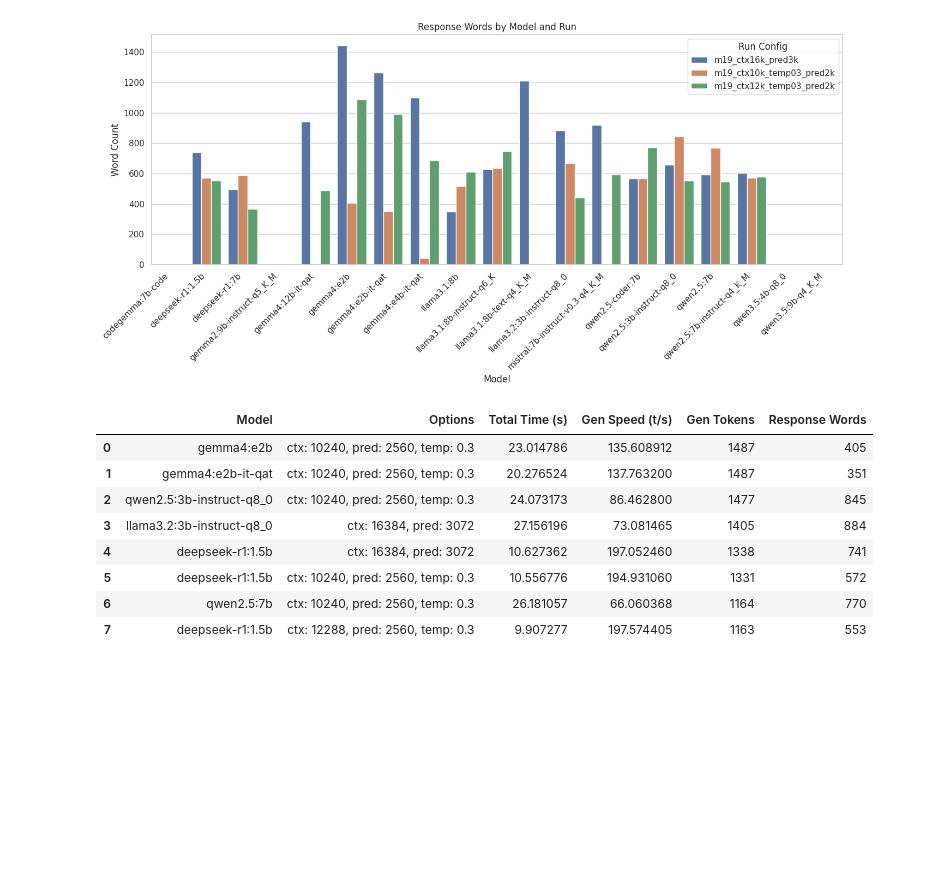
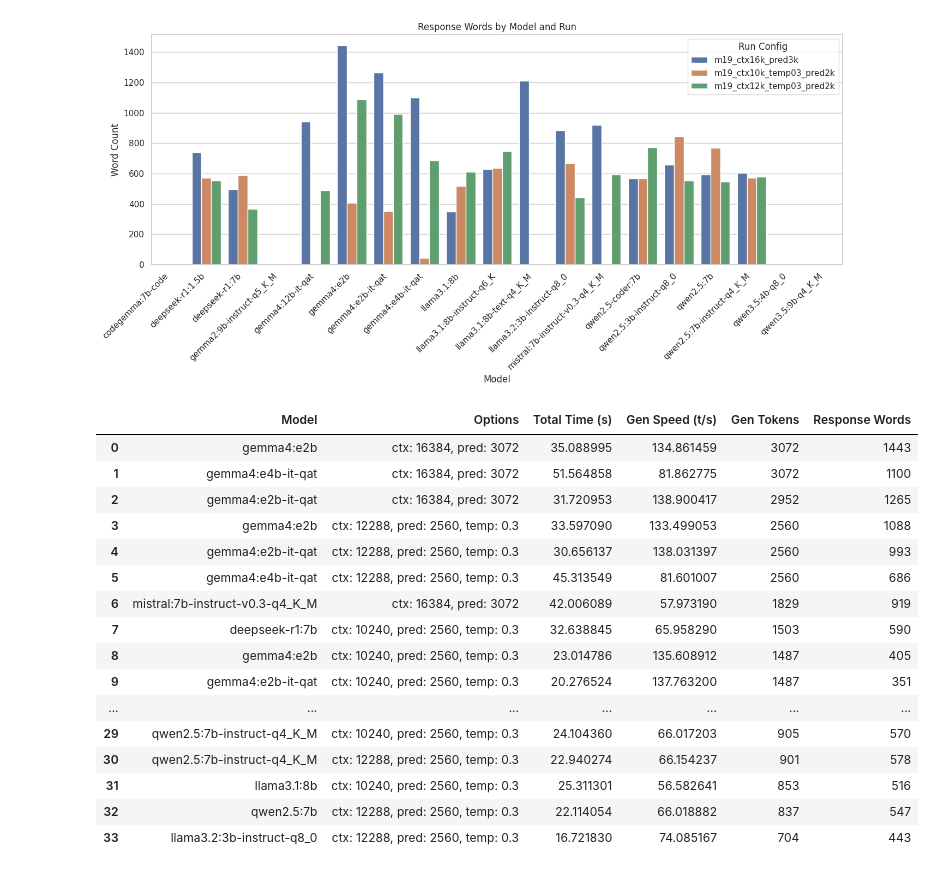
Before and after one commit to kirillstrelkov/job-hunt, a Jupyter notebook: tools/py/tailor_cv_eval/tools/eval_models_with_diff_options/view_results.ipynb, the cells around one changed output. Cells and saved outputs as stored; diff of their text form; code cells hidden in the pictures; blank space fills up the shorter version.

```diff
--- a/tools/py/tailor_cv_eval/tools/eval_models_with_diff_options/view_results.ipynb
+++ b/tools/py/tailor_cv_eval/tools/eval_models_with_diff_options/view_results.ipynb
@@ -188,35 +254,43 @@ plt.show()
 [figure]
 # %%
 # Filter models with bad performance
-df_filtered = df_all[(df_all[ModelStatsDisplayCols.GPU_USAGE] == 1.0) & (df_all[ModelStatsDisplayCols.GEN_SPEED] > 0)].copy()
+df_filtered = df_all[
+    (df_all[ModelStatsDisplayCols.GPU_USAGE] == 1.0) & (df_all[ModelStatsDisplayCols.GEN_SPEED] > 0)
+].copy()
 
-THRESHOLD = 0.7
-# Filter only ones that perform better then THRESHOLD
-cols_inc = [ModelStatsDisplayCols.GEN_TOKENS, ModelStatsDisplayCols.RESPONSE_WORDS, ModelStatsDisplayCols.GEN_SPEED]
-cols_dec = [ModelStatsDisplayCols.TOTAL_TIME]
-q80_cols_inc = df_filtered[cols_inc].quantile(THRESHOLD)
-q80_cols_dec = df_filtered[cols_dec].quantile(THRESHOLD)
-
-cond_top = (df_filtered[cols_inc] > q80_cols_inc).any(axis=1)
-cond_bottom = (df_filtered[cols_dec] < q80_cols_dec).any(axis=1)
-
-df_filtered = df_filtered[cond_top & cond_bottom]
-
-view_cols = [ModelStatsDisplayCols.MODEL, ModelStatsDisplayCols.OPTIONS, ModelStatsDisplayCols.TOTAL_TIME, ModelStatsDisplayCols.GEN_SPEED, ModelStatsDisplayCols.GEN_TOKENS, ModelStatsDisplayCols.RESPONSE_WORDS]
-table_df = df_filtered[view_cols].sort_values([ModelStatsDisplayCols.GEN_TOKENS, ModelStatsDisplayCols.RESPONSE_WORDS],ascending=False).reset_index(drop=True)
-styled_df = (
-    table_df.style
-    .background_gradient(cmap="RdYlGn", subset=[ModelStatsDisplayCols.GEN_TOKENS, ModelStatsDisplayCols.RESPONSE_WORDS, ModelStatsDisplayCols.GEN_SPEED])
-    .background_gradient(cmap="RdYlGn_r", subset=[ModelStatsDisplayCols.TOTAL_TIME])
+view_cols = [
+    ModelStatsDisplayCols.MODEL,
+    ModelStatsDisplayCols.OPTIONS,
+    ModelStatsDisplayCols.TOTAL_TIME,
+    ModelStatsDisplayCols.GEN_SPEED,
+    ModelStatsDisplayCols.GEN_TOKENS,
+    ModelStatsDisplayCols.RESPONSE_WORDS,
+]
+table_df = (
+    df_filtered[view_cols]
+    .sort_values([ModelStatsDisplayCols.GEN_TOKENS, ModelStatsDisplayCols.RESPONSE_WORDS], ascending=False)
+    .reset_index(drop=True)
 )
+styled_df = table_df.style.background_gradient(
+    cmap="RdYlGn",
+    subset=[ModelStatsDisplayCols.GEN_TOKENS, ModelStatsDisplayCols.RESPONSE_WORDS, ModelStatsDisplayCols.GEN_SPEED],
+).background_gradient(cmap="RdYlGn_r", subset=[ModelStatsDisplayCols.TOTAL_TIME])
 display(styled_df)
 # %% [output]
 |  | Model | Options | Total Time (s) | Gen Speed (t/s) | Gen Tokens | Response Words |
-| 0 | gemma4:e2b | ctx: 10240, pred: 2560, temp: 0.3 | 23.014786 | 135.608912 | 1487 | 405 |
-| 1 | gemma4:e2b-it-qat | ctx: 10240, pred: 2560, temp: 0.3 | 20.276524 | 137.763200 | 1487 | 351 |
-| 2 | qwen2.5:3b-instruct-q8_0 | ctx: 10240, pred: 2560, temp: 0.3 | 24.073173 | 86.462800 | 1477 | 845 |
-| 3 | llama3.2:3b-instruct-q8_0 | ctx: 16384, pred: 3072 | 27.156196 | 73.081465 | 1405 | 884 |
-| 4 | deepseek-r1:1.5b | ctx: 16384, pred: 3072 | 10.627362 | 197.052460 | 1338 | 741 |
-| 5 | deepseek-r1:1.5b | ctx: 10240, pred: 2560, temp: 0.3 | 10.556776 | 194.931060 | 1331 | 572 |
-| 6 | qwen2.5:7b | ctx: 10240, pred: 2560, temp: 0.3 | 26.181057 | 66.060368 | 1164 | 770 |
-| 7 | deepseek-r1:1.5b | ctx: 12288, pred: 2560, temp: 0.3 | 9.907277 | 197.574405 | 1163 | 553 |
+| 0 | gemma4:e2b | ctx: 16384, pred: 3072 | 35.088995 | 134.861459 | 3072 | 1443 |
+| 1 | gemma4:e4b-it-qat | ctx: 16384, pred: 3072 | 51.564858 | 81.862775 | 3072 | 1100 |
+| 2 | gemma4:e2b-it-qat | ctx: 16384, pred: 3072 | 31.720953 | 138.900417 | 2952 | 1265 |
+| 3 | gemma4:e2b | ctx: 12288, pred: 2560, temp: 0.3 | 33.597090 | 133.499053 | 2560 | 1088 |
+| 4 | gemma4:e2b-it-qat | ctx: 12288, pred: 2560, temp: 0.3 | 30.656137 | 138.031397 | 2560 | 993 |
+| 5 | gemma4:e4b-it-qat | ctx: 12288, pred: 2560, temp: 0.3 | 45.313549 | 81.601007 | 2560 | 686 |
+| 6 | mistral:7b-instruct-v0.3-q4_K_M | ctx: 16384, pred: 3072 | 42.006089 | 57.973190 | 1829 | 919 |
+| 7 | deepseek-r1:7b | ctx: 10240, pred: 2560, temp: 0.3 | 32.638845 | 65.958290 | 1503 | 590 |
+| 8 | gemma4:e2b | ctx: 10240, pred: 2560, temp: 0.3 | 23.014786 | 135.608912 | 1487 | 405 |
+| 9 | gemma4:e2b-it-qat | ctx: 10240, pred: 2560, temp: 0.3 | 20.276524 | 137.763200 | 1487 | 351 |
+| ... | ... | ... | ... | ... | ... | ... |
+| 29 | qwen2.5:7b-instruct-q4_K_M | ctx: 10240, pred: 2560, temp: 0.3 | 24.104360 | 66.017203 | 905 | 570 |
+| 30 | qwen2.5:7b-instruct-q4_K_M | ctx: 12288, pred: 2560, temp: 0.3 | 22.940274 | 66.154237 | 901 | 578 |
+| 31 | llama3.1:8b | ctx: 10240, pred: 2560, temp: 0.3 | 25.311301 | 56.582641 | 853 | 516 |
+| 32 | qwen2.5:7b | ctx: 12288, pred: 2560, temp: 0.3 | 22.114054 | 66.018882 | 837 | 547 |
+| 33 | llama3.2:3b-instruct-q8_0 | ctx: 12288, pred: 2560, temp: 0.3 | 16.721830 | 74.085167 | 704 | 443 |
```
Also changed, not shown: parts of 9 cells of this notebook, 5 other files.
